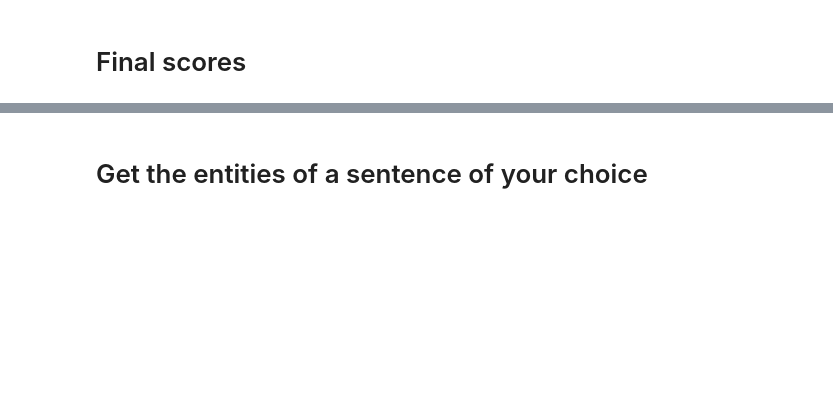
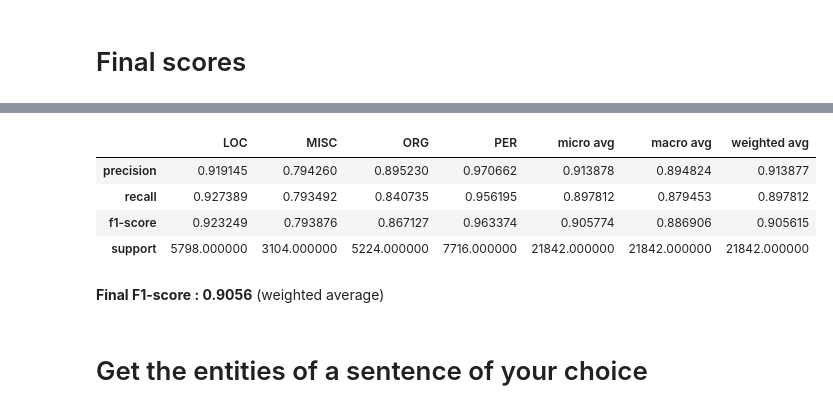
Before and after one commit to pantelisziazo/various_projects, a Jupyter notebook: Named_Entity_Recognition_English_CONLL_2003.ipynb, the cells around one changed output, grey strips where cells are left out. Drawn from its saved outputs; the diff is of its cells as text; code cells hidden in the pictures; blank space fills up the shorter version.

```diff
--- a/Named_Entity_Recognition_English_CONLL_2003.ipynb
+++ b/Named_Entity_Recognition_English_CONLL_2003.ipynb
@@ -407,3 +422,14 @@ pd.DataFrame(classification_report(pred_tags,valid_tags, output_dict=True))
+# %%
+# classification report of the problem, excluding the 'O' class since it is the one that means 'Not an entity'
+pd.DataFrame(classification_report(pred_tags,valid_tags, output_dict=True, labels=['LOC', 'MISC','ORG','PER']))
+# %% [output]
+|  | LOC | MISC | ORG | PER | micro avg | macro avg | weighted avg |
+| precision | 0.919145 | 0.794260 | 0.895230 | 0.970662 | 0.913878 | 0.894824 | 0.913877 |
+| recall | 0.927389 | 0.793492 | 0.840735 | 0.956195 | 0.897812 | 0.879453 | 0.897812 |
+| f1-score | 0.923249 | 0.793876 | 0.867127 | 0.963374 | 0.905774 | 0.886906 | 0.905615 |
+| support | 5798.000000 | 3104.000000 | 5224.000000 | 7716.000000 | 21842.000000 | 21842.000000 | 21842.000000 |
+# %% [markdown]
+**Final F1-score : 0.9056** (weighted average)
 # %% [markdown]
 # Get the entities of a sentence of your choice
 # %%
```
Also changed, not shown: parts of 15 cells of this notebook.
